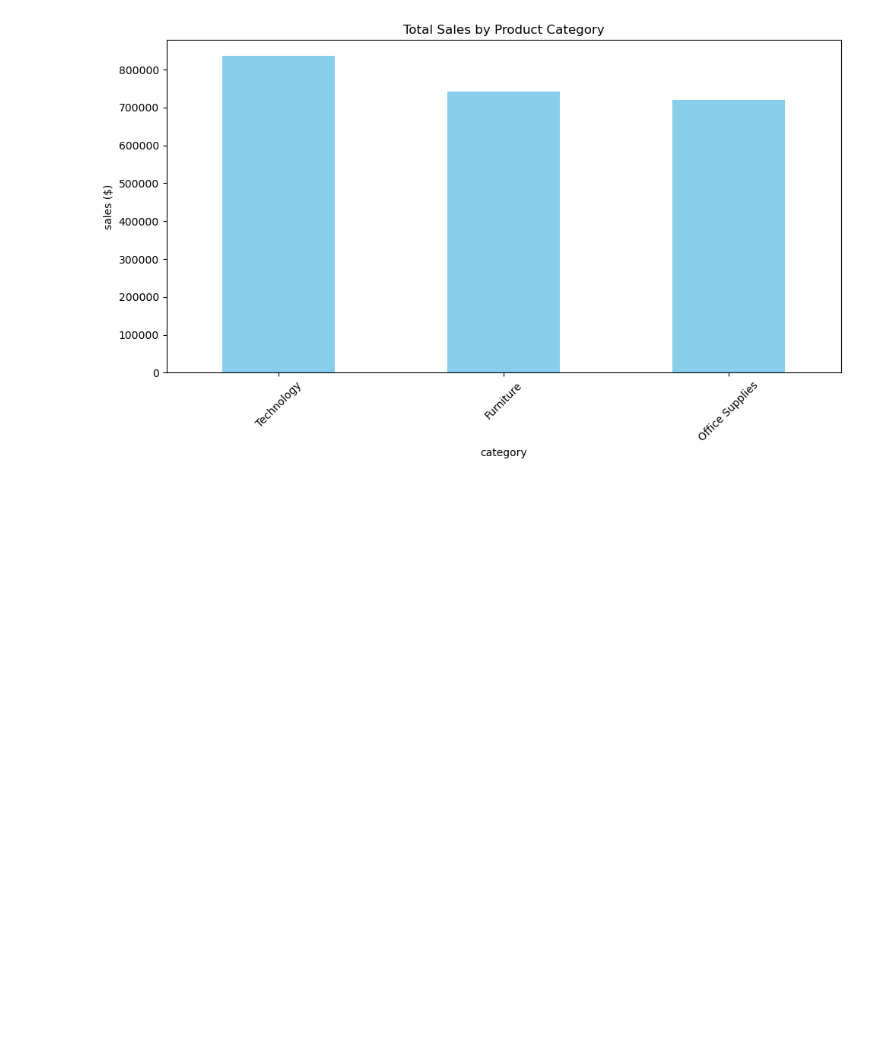
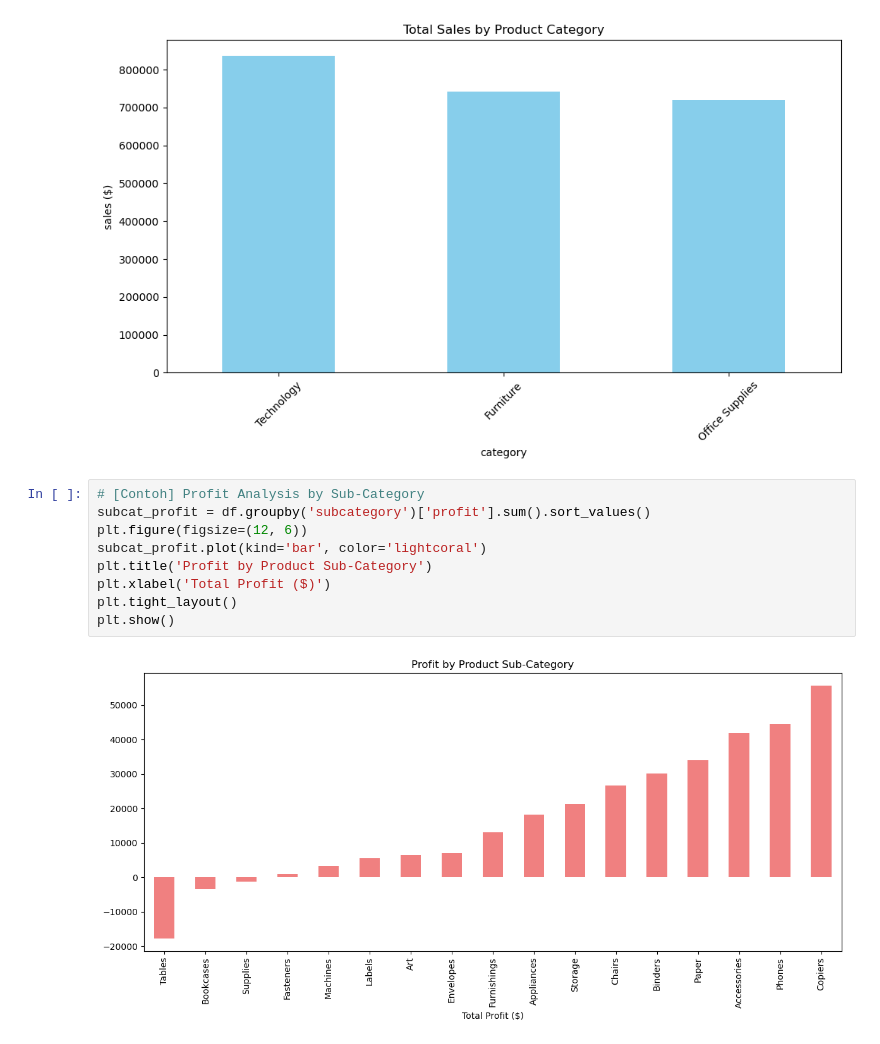
Before and after one commit to ryantaldino/superstore_analysis, a Jupyter notebook: latihan deepseek 1.ipynb, the cells around one changed output. Cells and saved outputs as stored; diff of their text form; blank space fills up the shorter version.

Commit message:
update file (tamnah visualization) dan readme

```diff
--- a/latihan deepseek 1.ipynb
+++ b/latihan deepseek 1.ipynb
@@ -112,3 +112,14 @@ Furniture          741999.7953
 Office Supplies    719047.0320
 Name: sales, dtype: float64
 [figure]
+# %%
+# [Contoh] Profit Analysis by Sub-Category
+subcat_profit = df.groupby('subcategory')['profit'].sum().sort_values()
+plt.figure(figsize=(12, 6))
+subcat_profit.plot(kind='bar', color='lightcoral')
+plt.title('Profit by Product Sub-Category')
+plt.xlabel('Total Profit ($)')
+plt.tight_layout()
+plt.show()
+# %% [output]
+[figure, added]
```
Also changed, not shown: 1 other file.
